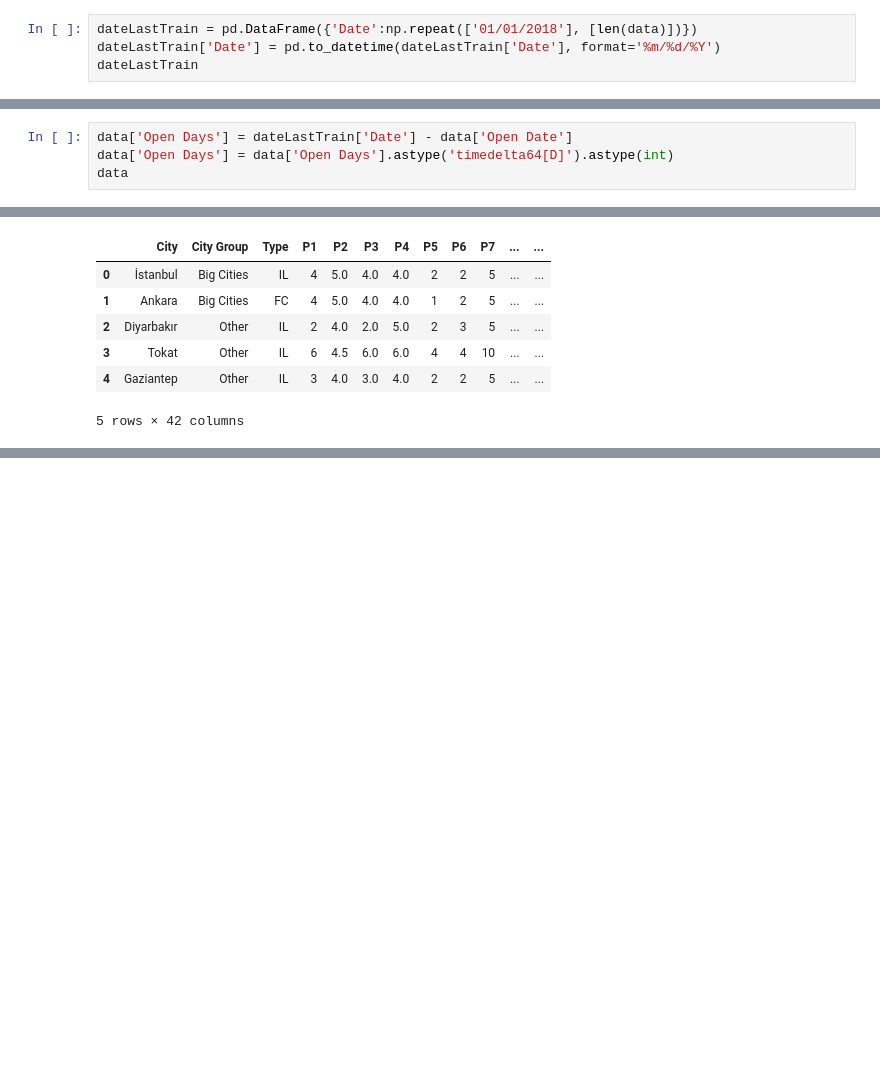
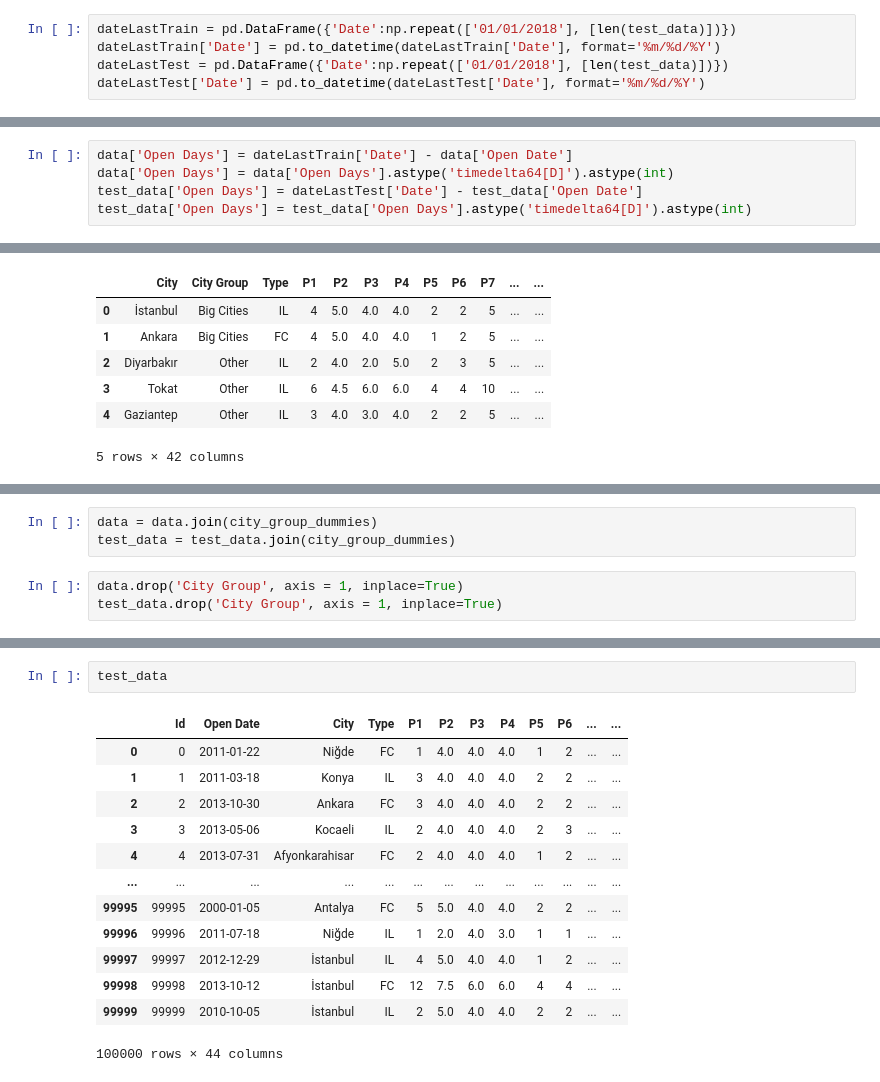
Before and after one commit to Nacim-B/Restaurant_Revenue_Prediction, a Jupyter notebook: Restaurant_Revenue_Prediction.ipynb, the cells around one changed output, grey strips where cells are left out. Saved outputs shown, nothing was run; the diff lists cells and outputs as text; blank space fills up the shorter version.

```diff
--- a/Restaurant_Revenue_Prediction.ipynb
+++ b/Restaurant_Revenue_Prediction.ipynb
@@ -48,4 +48,5 @@ data['Open Days'] = ""
 # %%
-dateLastTrain = pd.DataFrame({'Date':np.repeat(['01/01/2018'], [len(data)])})
+dateLastTrain = pd.DataFrame({'Date':np.repeat(['01/01/2018'], [len(test_data)])})
 dateLastTrain['Date'] = pd.to_datetime(dateLastTrain['Date'], format='%m/%d/%Y')
-dateLastTrain
+dateLastTest = pd.DataFrame({'Date':np.repeat(['01/01/2018'], [len(test_data)])})
+dateLastTest['Date'] = pd.to_datetime(dateLastTest['Date'], format='%m/%d/%Y')
@@ -66,4 +53,5 @@ dateLastTrain
 # %%
 data['Open Days'] = dateLastTrain['Date'] - data['Open Date']
 data['Open Days'] = data['Open Days'].astype('timedelta64[D]').astype(int)
-data
+test_data['Open Days'] = dateLastTest['Date'] - test_data['Open Date']
+test_data['Open Days'] = test_data['Open Days'].astype('timedelta64[D]').astype(int)
@@ -146,0 +134,6 @@ city_group_dummies = pd.get_dummies(data['City Group'])
+# %%
+data = data.join(city_group_dummies)
+test_data = test_data.join(city_group_dummies)
+# %%
+data.drop('City Group', axis = 1, inplace=True)
+test_data.drop('City Group', axis = 1, inplace=True)
@@ -146,0 +150,16 @@ city_group_dummies = pd.get_dummies(data['City Group'])
+# %%
+test_data
+# %% [output]
+|  | Id | Open Date | City | Type | P1 | P2 | P3 | P4 | P5 | P6 | ... | ... |
+| 0 | 0 | 2011-01-22 | Niğde | FC | 1 | 4.0 | 4.0 | 4.0 | 1 | 2 | ... | ... |
+| 1 | 1 | 2011-03-18 | Konya | IL | 3 | 4.0 | 4.0 | 4.0 | 2 | 2 | ... | ... |
+| 2 | 2 | 2013-10-30 | Ankara | FC | 3 | 4.0 | 4.0 | 4.0 | 2 | 2 | ... | ... |
+| 3 | 3 | 2013-05-06 | Kocaeli | IL | 2 | 4.0 | 4.0 | 4.0 | 2 | 3 | ... | ... |
+| 4 | 4 | 2013-07-31 | Afyonkarahisar | FC | 2 | 4.0 | 4.0 | 4.0 | 1 | 2 | ... | ... |
+| ... | ... | ... | ... | ... | ... | ... | ... | ... | ... | ... | ... | ... |
+| 99995 | 99995 | 2000-01-05 | Antalya | FC | 5 | 5.0 | 4.0 | 4.0 | 2 | 2 | ... | ... |
+| 99996 | 99996 | 2011-07-18 | Niğde | IL | 1 | 2.0 | 4.0 | 3.0 | 1 | 1 | ... | ... |
+| 99997 | 99997 | 2012-12-29 | İstanbul | IL | 4 | 5.0 | 4.0 | 4.0 | 1 | 2 | ... | ... |
+| 99998 | 99998 | 2013-10-12 | İstanbul | FC | 12 | 7.5 | 6.0 | 6.0 | 4 | 4 | ... | ... |
+| 99999 | 99999 | 2010-10-05 | İstanbul | IL | 2 | 5.0 | 4.0 | 4.0 | 2 | 2 | ... | ... |
+100000 rows × 44 columns
```
Also changed, not shown: parts of 9 cells of this notebook.
